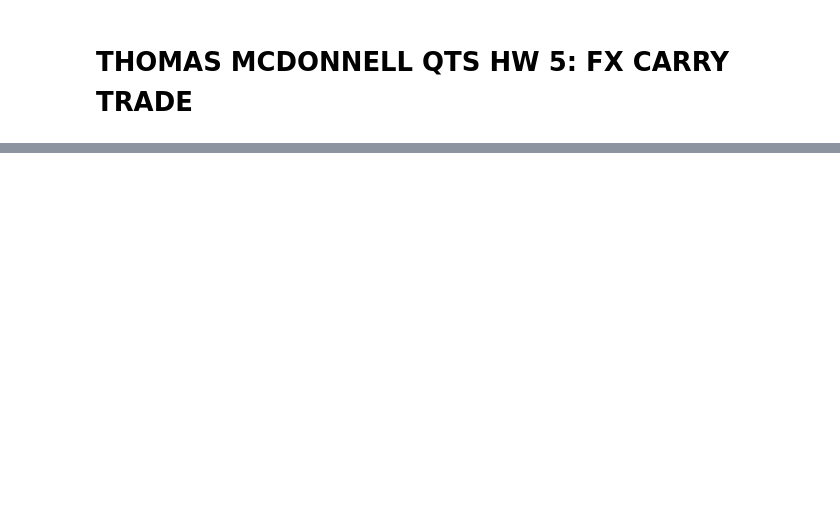
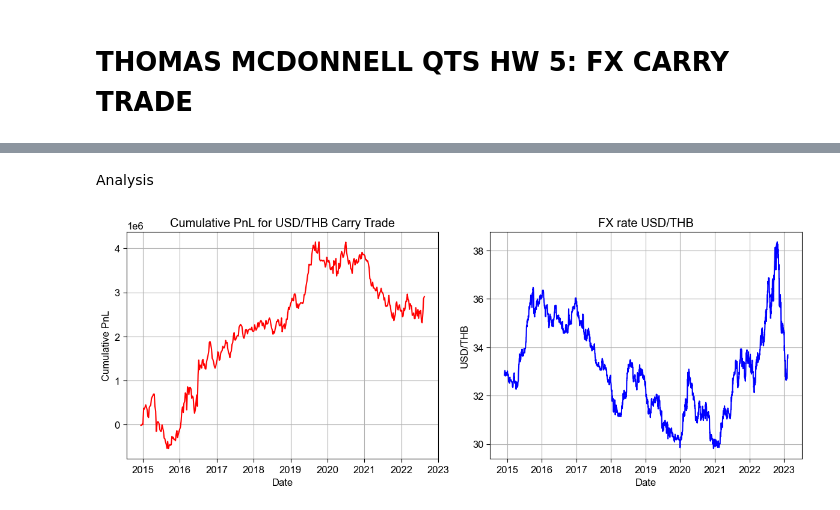
Before and after one commit to tsmcdonnell6604/Quant-Trading-Strategies, a Jupyter notebook: QTS_HW_5.ipynb, the cells around one changed output, grey strips where cells are left out. Cells and saved outputs as stored; diff of their text form; code cells hidden in the pictures; blank space fills up the shorter version.

```diff
--- a/QTS_HW_5.ipynb
+++ b/QTS_HW_5.ipynb
@@ -56,0 +145,18 @@ php_yc = quandl.get("YC/PHL", authtoken="uoxc6V3s61czWuHoGLcs")
+# %%
+#turning everything into transposed DFs
+
+vnd_zcb_df = pd.concat(vnd_zero_cp_bond_dict, axis=1)
+vnd_zcb_df.columns = vnd_zero_cp_bond_dict.keys()
+vnd_zcb_df = vnd_zcb_df.T
+
+thb_zcb_df = pd.concat(thb_zero_cp_bond_dict, axis=1)
+thb_zcb_df.columns = thb_zero_cp_bond_dict.keys()
+thb_zcb_df = thb_zcb_df.T
+
+pkr_zcb_df = pd.concat(pkr_zero_cp_bond_dict, axis=1)
+pkr_zcb_df.columns = pkr_zero_cp_bond_dict.keys()
+pkr_zcb_df = pkr_zcb_df.T
+
+php_zcb_df = pd.concat(php_zero_cp_bond_dict, axis=1)
+php_zcb_df.columns = php_zero_cp_bond_dict.keys()
+php_zcb_df = php_zcb_df.T
@@ -56,0 +212,29 @@ php_yc = quandl.get("YC/PHL", authtoken="uoxc6V3s61czWuHoGLcs")
+# %%
+THB_Carry = carry_trade(thb_zcb_df,thb_yc, thb)
+VND_Carry = carry_trade(vnd_zcb_df,vnd_yc, vnd)
+PHP_Carry = carry_trade(php_zcb_df,php_yc, php)
+PKR_Carry = carry_trade(pkr_zcb_df,pkr_yc, pkr)
+# %% [markdown]
+Analysis
+# %%
+# Set the figure and subplots
+fig, axs = plt.subplots(1, 2, figsize=(12, 5))
+
+# Plot cumulative PnL
+axs[0].plot(THB_Carry.index, THB_Carry['cumulative pnl'], color='red', label='Cumulative PnL')
+axs[0].set_title("Cumulative PnL for USD/THB Carry Trade")
+axs[0].set_xlabel("Date")
+axs[0].set_ylabel("Cumulative PnL")
+axs[0].grid(True)
+
+# Plot RATE
+axs[1].plot(thb.loc[pd.to_datetime('2014-12-03'):].index, thb.loc[pd.to_datetime('2014-12-03'):]['RATE'], color='blue', label='RATE')
+axs[1].set_title("FX rate USD/THB")
+axs[1].set_xlabel("Date")
+axs[1].set_ylabel("USD/THB")
+axs[1].grid(True)
+
+plt.tight_layout()
+plt.show()
+# %% [output]
+[figure, added]
```
Also changed, not shown: parts of 14 cells of this notebook, 1 other file.
